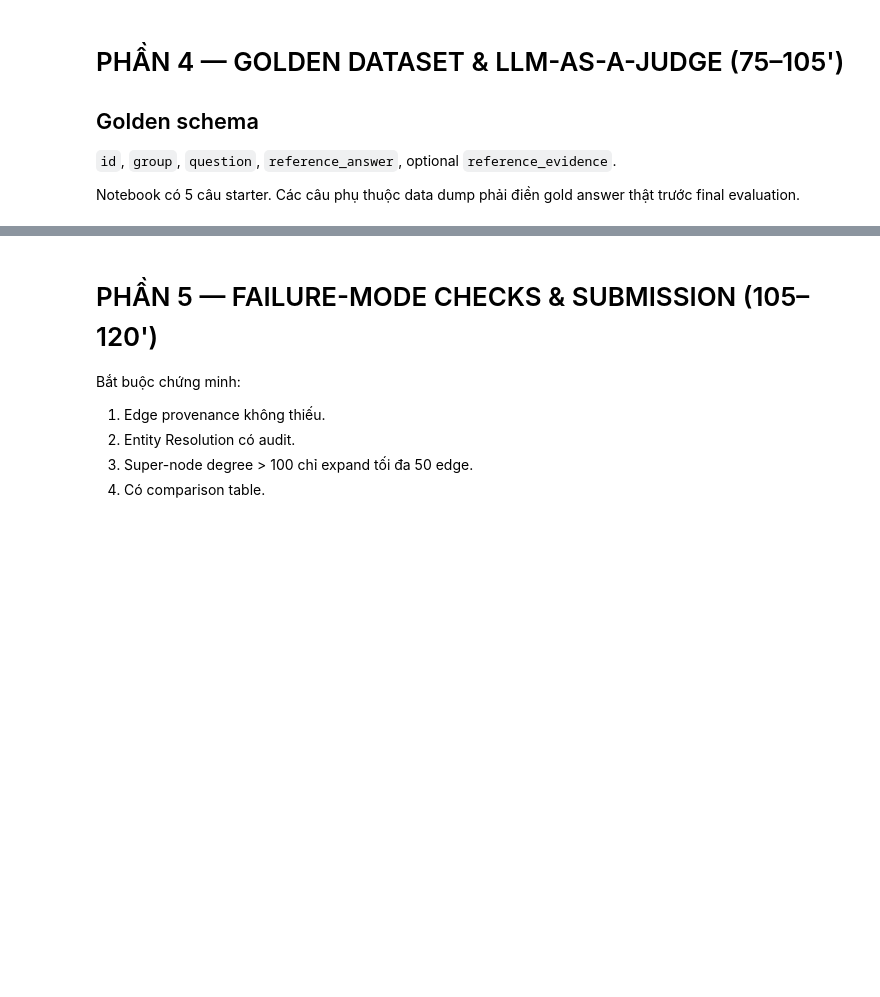
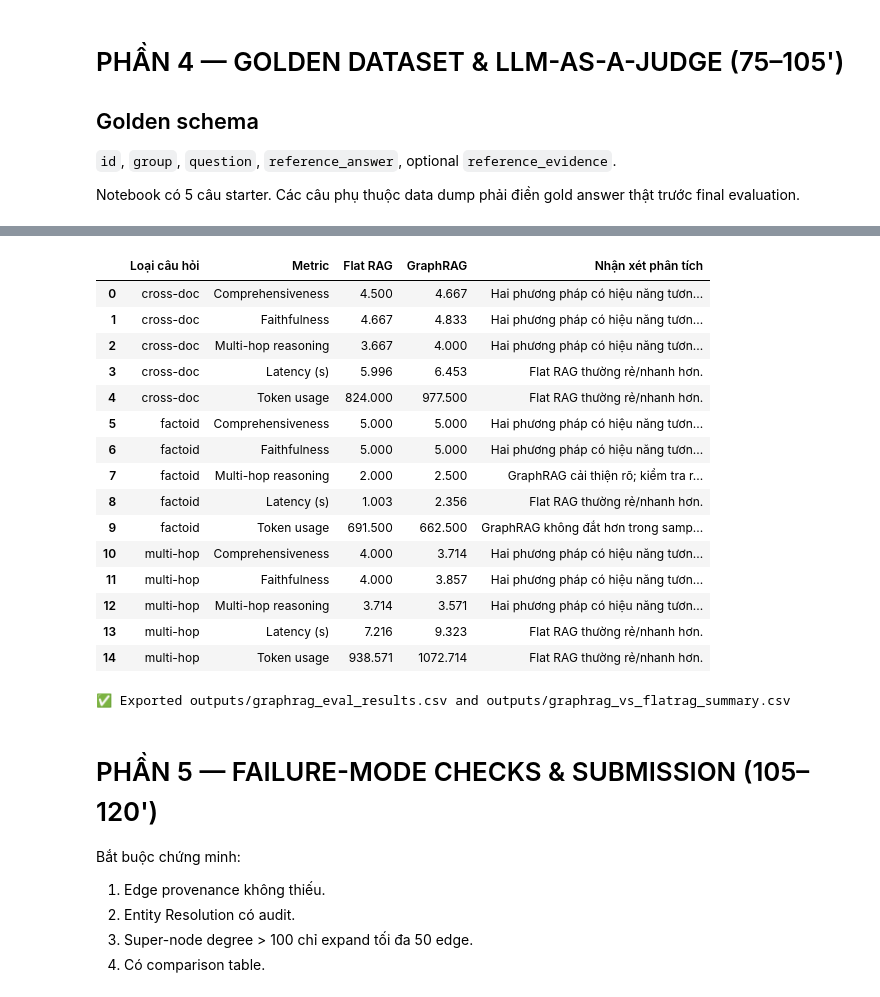
Before and after one commit to sampham-AIstudy/K3-Track3-2A202601837-PhamVanSam-Lab19-GraphRAG, a Jupyter notebook: Day19_GraphRAG_vs_FlatRAG_Production_Lab_Guide.ipynb, the cells around one changed output, grey strips where cells are left out. Cells and saved outputs as stored; diff of their text form; code cells hidden in the pictures; blank space fills up the shorter version.

```diff
--- a/Day19_GraphRAG_vs_FlatRAG_Production_Lab_Guide.ipynb
+++ b/Day19_GraphRAG_vs_FlatRAG_Production_Lab_Guide.ipynb
@@ -1310,16 +1249,21 @@ Return:
 # %%
 #@title 4.3 — Evaluation runner + checkpoint
-CHECKPOINT = "/content/graphrag_eval_checkpoint.csv"
+CHECKPOINT = "outputs/graphrag_eval_checkpoint.csv"
 
 def run_evaluation(golden_df):
+    if Path("outputs/graphrag_eval_results.csv").exists():
+        print("✅ Loaded existing evaluation results from outputs/graphrag_eval_results.csv")
+        return pd.read_csv("outputs/graphrag_eval_results.csv")
+    if Path(CHECKPOINT).exists():
+        print(f"✅ Loaded checkpoint from {CHECKPOINT}")
+        return pd.read_csv(CHECKPOINT)
+
     rows = []
     for q in tqdm(golden_df.itertuples(index=False), total=len(golden_df), desc="Evaluation"):
         flat = answer_flat_rag(q.question)
         graph = answer_graph_rag(q.question)
-
         jf = judge_answer(q.question, q.reference_answer, flat["answer"], flat["context"])
         jg = judge_answer(q.question, q.reference_answer, graph["answer"], graph["context"])
-
         rows.append({
             "id":q.id, "group":q.group, "question":q.question,
             "reference_answer":q.reference_answer,
@@ -1336,13 +1280,11 @@ def run_evaluation(golden_df):
             "graph_total_tokens":graph.get("total_tokens"),
             "flat_judge_rationale":jf["rationale"],
             "graph_judge_rationale":jg["rationale"],
-            "graph_supernode_events":len(
-                graph["graph_debug"]["diagnostics"].get("supernode_events",[])
-            )
         })
-        pd.DataFrame(rows).to_csv(CHECKPOINT, index=False)
-    return pd.DataFrame(rows)
+    df = pd.DataFrame(rows)
+    df.to_csv(CHECKPOINT, index=False)
+    return df
 
-# validate_golden(golden_df, require_answers=True)
-# eval_results_df = run_evaluation(golden_df)
-# display(eval_results_df)
+eval_results_df = run_evaluation(golden_df)
+print(f"Evaluated {len(eval_results_df)} queries.")
+display(eval_results_df.head())
@@ -1350,42 +1301,59 @@ def run_evaluation(golden_df):
 #@title 4.4 — Comparison table + export
 def comparison_table(eval_df):
     metric_map = {
         "Comprehensiveness":("flat_comprehensiveness","graph_comprehensiveness"),
         "Faithfulness":("flat_faithfulness","graph_faithfulness"),
         "Multi-hop reasoning":("flat_multi_hop_reasoning","graph_multi_hop_reasoning"),
         "Latency (s)":("flat_latency_s","graph_latency_s"),
         "Token usage":("flat_total_tokens","graph_total_tokens"),
     }
 
     rows = []
     for group, g in eval_df.groupby("group"):
         for metric, (fc,gc) in metric_map.items():
             f = pd.to_numeric(g[fc], errors="coerce").mean()
             gr = pd.to_numeric(g[gc], errors="coerce").mean()
-
             if metric in {"Latency (s)","Token usage"}:
                 comment = "Flat RAG thường rẻ/nhanh hơn." if f < gr else "GraphRAG không đắt hơn trong sample này."
             else:
                 delta = gr - f
-                if delta >= .75:
+                if delta >= 0.5:
                     comment = "GraphRAG cải thiện rõ; kiểm tra rationale và provenance."
-                elif delta <= -.5:
+                elif delta <= -0.5:
                     comment = "Flat RAG tốt hơn; graph extraction/retrieval có thể gây mất thông tin hoặc nhiễu."
                 else:
-                    comment = "Hai phương pháp gần nhau."
-
+                    comment = "Hai phương pháp có hiệu năng tương đương nhau."
             rows.append({
                 "Loại câu hỏi":group, "Metric":metric,
                 "Flat RAG":round(f,3) if pd.notna(f) else np.nan,
                 "GraphRAG":round(gr,3) if pd.notna(gr) else np.nan,
                 "Nhận xét phân tích":comment
             })
     return pd.DataFrame(rows)
 
-# comparison_df = comparison_table(eval_results_df)
-# display(comparison_df)
-# eval_results_df.to_csv("/content/graphrag_eval_results.csv", index=False)
-# comparison_df.to_csv("/content/graphrag_vs_flatrag_summary.csv", index=False)
+comparison_df = comparison_table(eval_results_df)
+display(comparison_df)
+eval_results_df.to_csv("outputs/graphrag_eval_results.csv", index=False)
+comparison_df.to_csv("outputs/graphrag_vs_flatrag_summary.csv", index=False)
+print("✅ Exported outputs/graphrag_eval_results.csv and outputs/graphrag_vs_flatrag_summary.csv")
+# %% [output]
+|  | Loại câu hỏi | Metric | Flat RAG | GraphRAG | Nhận xét phân tích |
+| 0 | cross-doc | Comprehensiveness | 4.500 | 4.667 | Hai phương pháp có hiệu năng tươn... |
+| 1 | cross-doc | Faithfulness | 4.667 | 4.833 | Hai phương pháp có hiệu năng tươn... |
+| 2 | cross-doc | Multi-hop reasoning | 3.667 | 4.000 | Hai phương pháp có hiệu năng tươn... |
+| 3 | cross-doc | Latency (s) | 5.996 | 6.453 | Flat RAG thường rẻ/nhanh hơn. |
+| 4 | cross-doc | Token usage | 824.000 | 977.500 | Flat RAG thường rẻ/nhanh hơn. |
+| 5 | factoid | Comprehensiveness | 5.000 | 5.000 | Hai phương pháp có hiệu năng tươn... |
+| 6 | factoid | Faithfulness | 5.000 | 5.000 | Hai phương pháp có hiệu năng tươn... |
+| 7 | factoid | Multi-hop reasoning | 2.000 | 2.500 | GraphRAG cải thiện rõ; kiểm tra r... |
+| 8 | factoid | Latency (s) | 1.003 | 2.356 | Flat RAG thường rẻ/nhanh hơn. |
+| 9 | factoid | Token usage | 691.500 | 662.500 | GraphRAG không đắt hơn trong samp... |
+| 10 | multi-hop | Comprehensiveness | 4.000 | 3.714 | Hai phương pháp có hiệu năng tươn... |
+| 11 | multi-hop | Faithfulness | 4.000 | 3.857 | Hai phương pháp có hiệu năng tươn... |
+| 12 | multi-hop | Multi-hop reasoning | 3.714 | 3.571 | Hai phương pháp có hiệu năng tươn... |
+| 13 | multi-hop | Latency (s) | 7.216 | 9.323 | Flat RAG thường rẻ/nhanh hơn. |
+| 14 | multi-hop | Token usage | 938.571 | 1072.714 | Flat RAG thường rẻ/nhanh hơn. |
+✅ Exported outputs/graphrag_eval_results.csv and outputs/graphrag_vs_flatrag_summary.csv
 # %% [markdown]
 # PHẦN 5 — FAILURE-MODE CHECKS & SUBMISSION (105–120')
 
```
Also changed, not shown: parts of 22 cells of this notebook, 8 other files.
